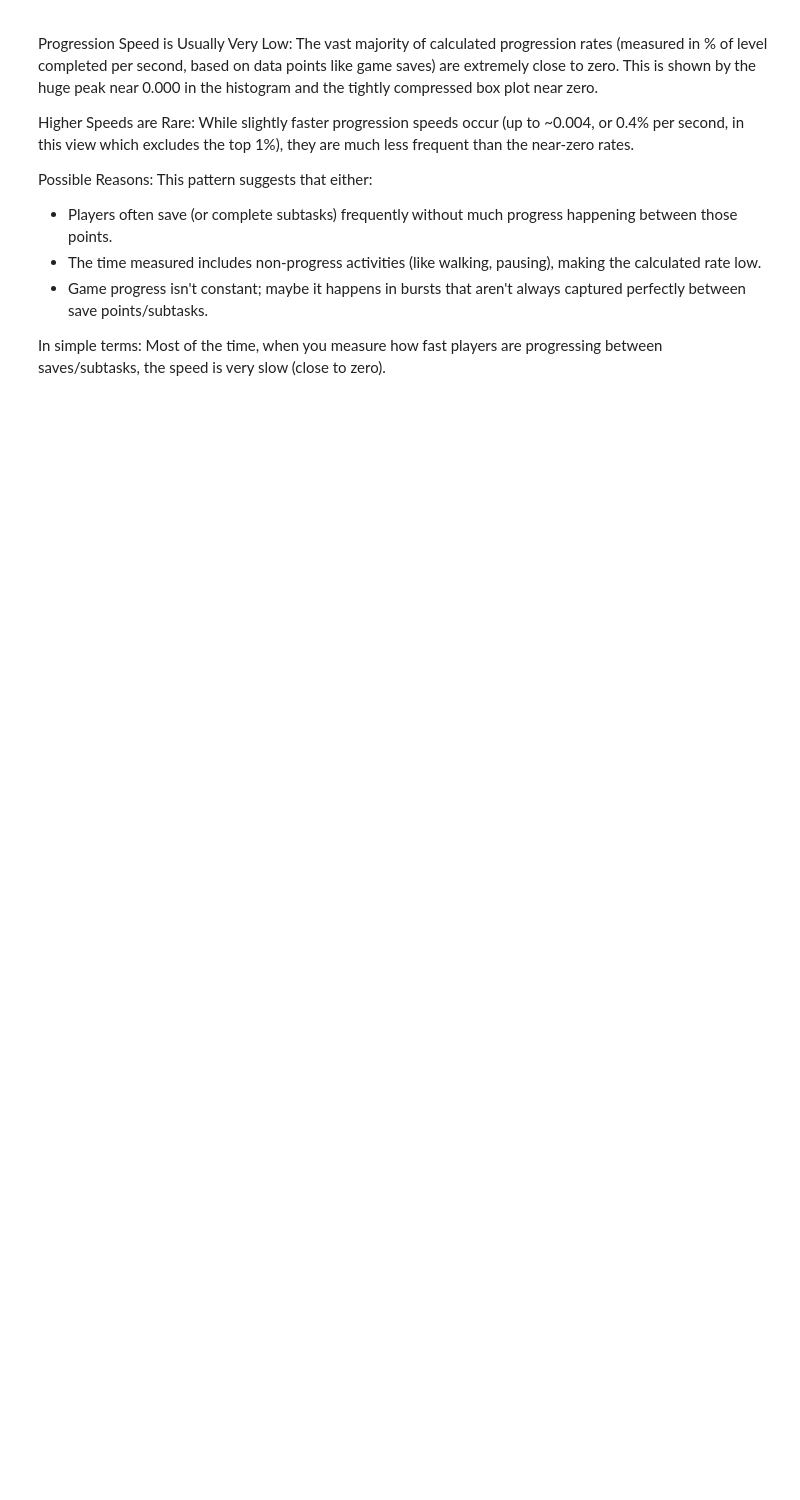
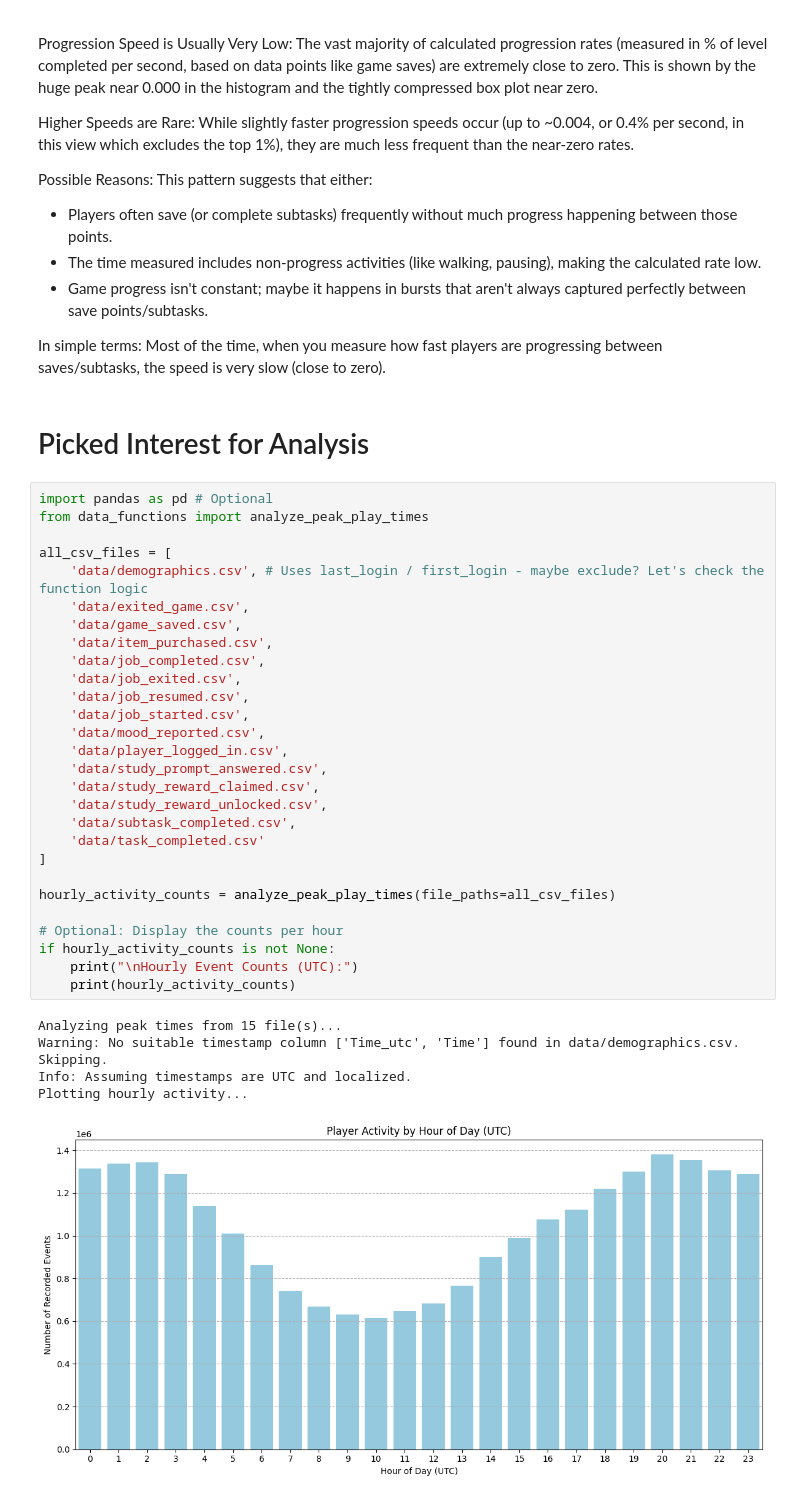
Before and after one commit to itcOnlineGaming/GA_25_P1_Part3_Richard-Joseph_Buturla, a Jupyter notebook: data_analysis.ipynb, the cells around one changed output. Saved outputs shown, nothing was run; the diff lists cells and outputs as text; blank space fills up the shorter version.

```diff
--- a/data_analysis.ipynb
+++ b/data_analysis.ipynb
@@ -170,3 +170,39 @@ Possible Reasons: This pattern suggests that either:
 * Game progress isn't constant; maybe it happens in bursts that aren't always captured perfectly between save points/subtasks.
 
 In simple terms: Most of the time, when you measure how fast players are progressing between saves/subtasks, the speed is very slow (close to zero).
+# %% [markdown]
+# Picked Interest for Analysis
+# %%
+import pandas as pd # Optional
+from data_functions import analyze_peak_play_times
+
+all_csv_files = [
+    'data/demographics.csv', # Uses last_login / first_login - maybe exclude? Let's check the function logic
+    'data/exited_game.csv',
+    'data/game_saved.csv',
+    'data/item_purchased.csv',
+    'data/job_completed.csv',
+    'data/job_exited.csv',
+    'data/job_resumed.csv',
+    'data/job_started.csv',
+    'data/mood_reported.csv',
+    'data/player_logged_in.csv',
+    'data/study_prompt_answered.csv',
+    'data/study_reward_claimed.csv',
+    'data/study_reward_unlocked.csv',
+    'data/subtask_completed.csv',
+    'data/task_completed.csv'
+]
+
+hourly_activity_counts = analyze_peak_play_times(file_paths=all_csv_files)
+
+# Optional: Display the counts per hour
+if hourly_activity_counts is not None:
+    print("\nHourly Event Counts (UTC):")
+    print(hourly_activity_counts)
+# %% [output]
+Analyzing peak times from 15 file(s)...
+Warning: No suitable timestamp column ['Time_utc', 'Time'] found in data/demographics.csv. Skipping.
+Info: Assuming timestamps are UTC and localized.
+Plotting hourly activity...
+[figure, added]
```
Also changed, not shown: parts of 1 cell of this notebook, 1 other file.
